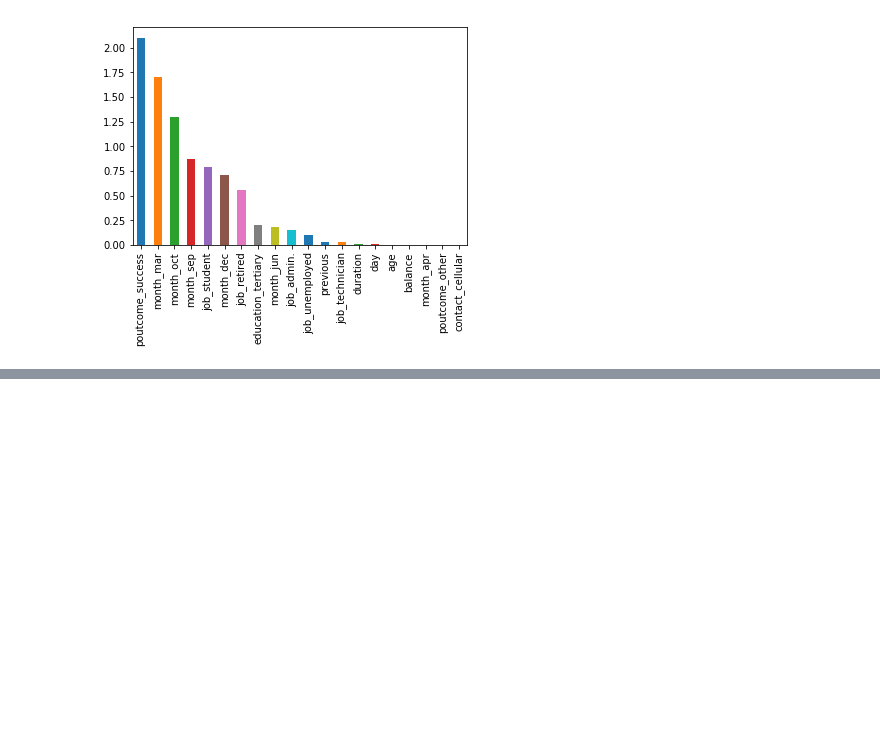
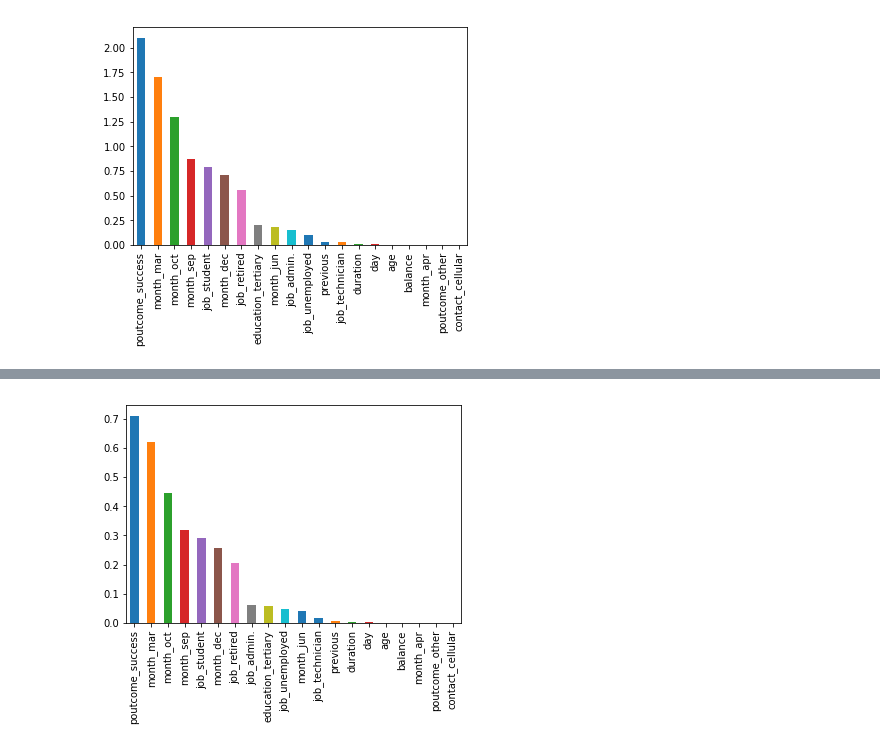
Before and after one commit to sshinkevich/Schib, a Jupyter notebook: Analys1.ipynb, the cells around one changed output, grey strips where cells are left out. Drawn from its saved outputs; the diff is of its cells as text; code cells hidden in the pictures; blank space fills up the shorter version.

```diff
--- a/Analys1.ipynb
+++ b/Analys1.ipynb
@@ -960,0 +965,10 @@ plt.show()
+# %%
+from sklearn.svm import LinearSVC
+
+model = LinearSVC(random_state=4, class_weight='balanced', penalty="l1", dual=False, C=0.9, fit_intercept=True,
+                  loss='squared_hinge', tol=1e-5,
+                  max_iter = 20000)
+
+StartTime = time.time()
+model.fit(X_train, y_train)
+print("Linear SVM:", time.time()-StartTime)
@@ -960,0 +1001,10 @@ plt.show()
+# %%
+dft = pd.DataFrame(list(zip(X_train.columns, model.coef_[0])), columns =["Name","Value"]).sort_values(by=['Value'], ascending=False)
+#display(dft.head(15).T)
+# plot
+dft[0:20].plot(x="Name", y="Value", kind = "bar", legend=None)
+#plt.ylabel("")
+plt.xlabel("")
+plt.show()
+# %% [output]
+[figure, added]
```
Also changed, not shown: parts of 4 cells of this notebook.
